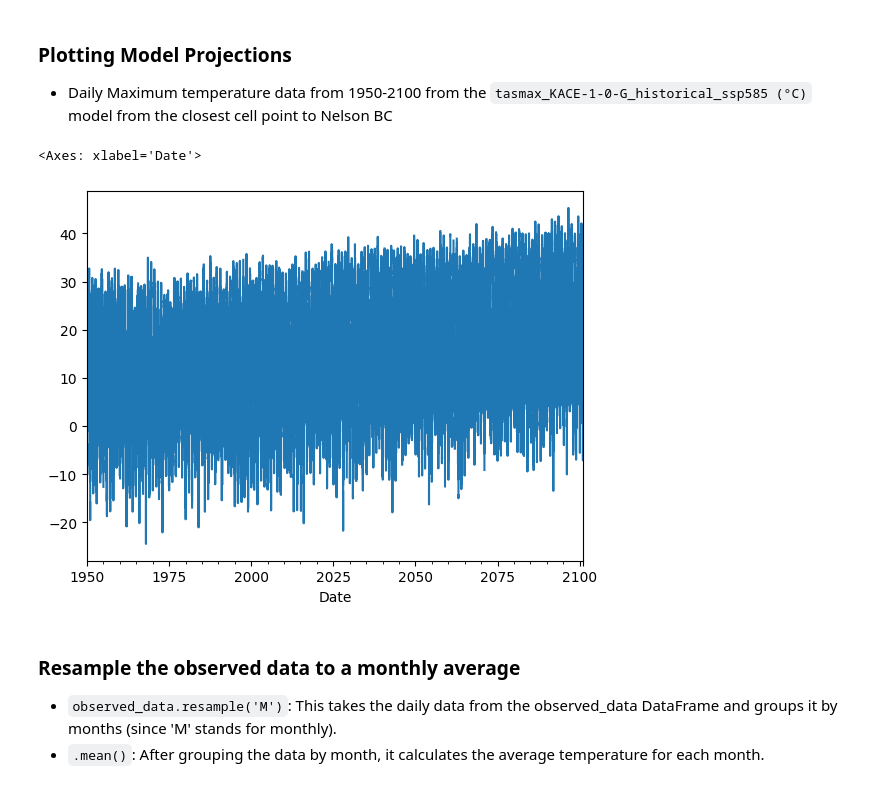
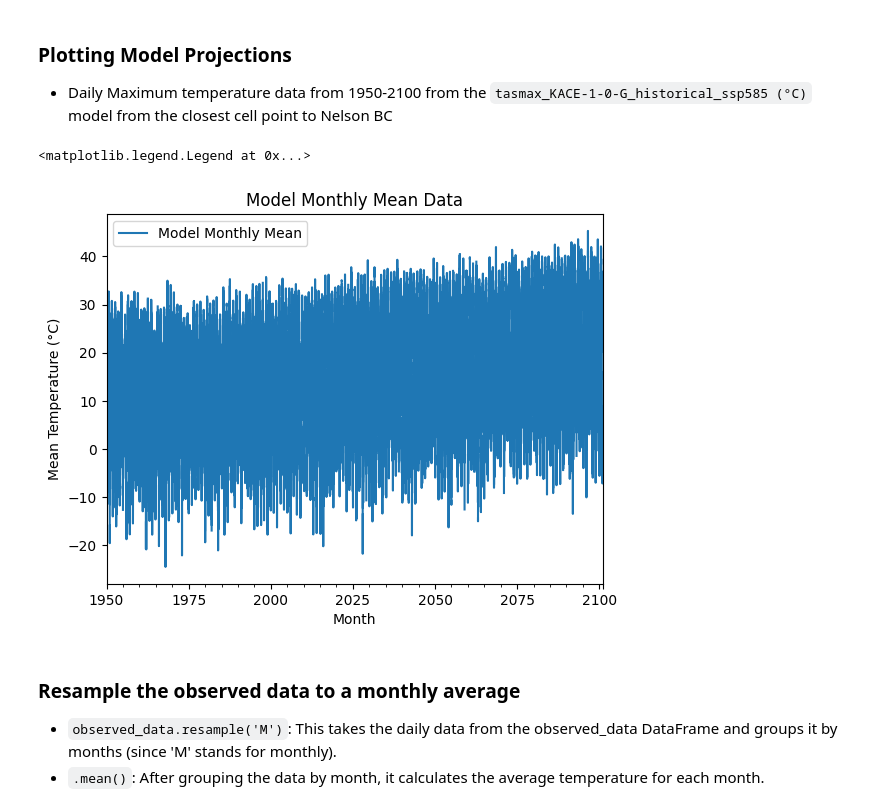
Before and after one commit to LucasSpielman/2-Assignment-Example, a Jupyter notebook: Bias Adjustment.ipynb, the cells around one changed output. Drawn from its saved outputs; the diff is of its cells as text; code cells hidden in the pictures.

```diff
--- a/Bias Adjustment.ipynb
+++ b/Bias Adjustment.ipynb
@@ -92,11 +96,17 @@ model_data.set_index('Date', inplace=True)
 # %% [markdown]
 ### Plotting Model Projections
 - Daily Maximum temperature data from 1950-2100 from the `tasmax_KACE-1-0-G_historical_ssp585 (°C)` model from the closest cell point to Nelson BC
-# %%
-model_data.iloc[:, 0].plot()
-# %% [output]
-<Axes: xlabel='Date'>
-[figure, removed]
+# %%
+model_data.iloc[:, 0].plot(label='Model Monthly Mean')
+
+# Adding title and labels
+plt.title('Model Monthly Mean Data')
+plt.xlabel('Month')
+plt.ylabel('Mean Temperature (°C)')
+plt.legend()
+# %% [output]
+<matplotlib.legend.Legend at 0x...>
+[figure, added]
 # %% [markdown]
 ### Resample the observed data to a monthly average
 - `observed_data.resample('M')`: This takes the daily data from the observed_data DataFrame and groups it by months (since 'M' stands for monthly).
```
Also changed, not shown: parts of 12 cells of this notebook, 1 other file.
